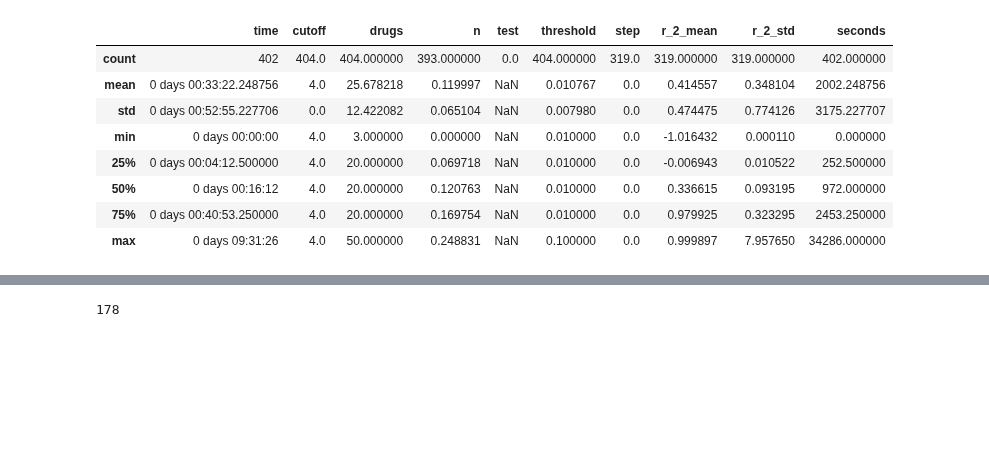
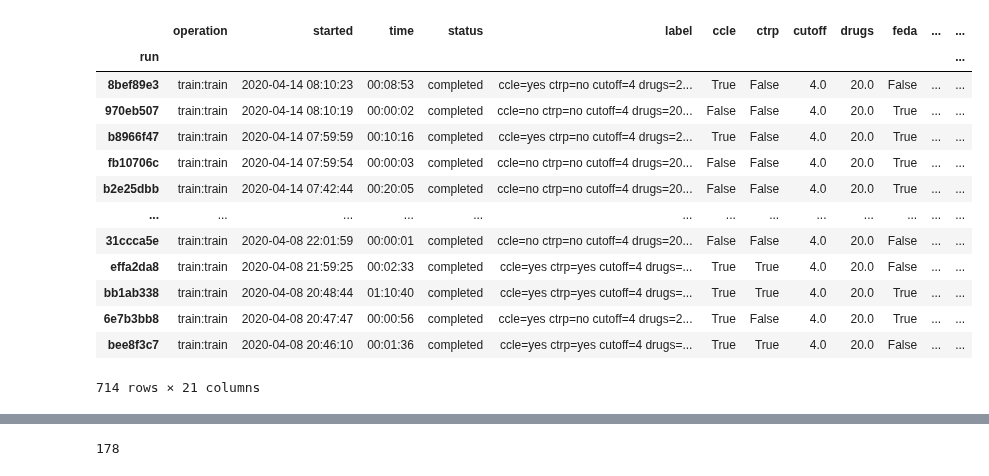
Before and after one commit to lucas-ubm/phc-data-pipeline, a Jupyter notebook: Ranalysis.ipynb, the cells around one changed output, grey strips where cells are left out. Saved outputs shown, nothing was run; the diff lists cells and outputs as text; code cells hidden in the pictures; blank space fills up the shorter version.

```diff
--- a/Ranalysis.ipynb
+++ b/Ranalysis.ipynb
@@ -98,17 +13,22 @@ data['time'] = pd.to_timedelta(data['time'])
 # %%
 data['seconds'] = data['time'].apply(lambda x:x.seconds)
 # %%
-data.describe()
+data
 # %% [output]
-|  | time | cutoff | drugs | n | test | threshold | step | r_2_mean | r_2_std | seconds |
-| count | 402 | 404.0 | 404.000000 | 393.000000 | 0.0 | 404.000000 | 319.0 | 319.000000 | 319.000000 | 402.000000 |
-| mean | 0 days 00:33:22.248756 | 4.0 | 25.678218 | 0.119997 | NaN | 0.010767 | 0.0 | 0.414557 | 0.348104 | 2002.248756 |
-| std | 0 days 00:52:55.227706 | 0.0 | 12.422082 | 0.065104 | NaN | 0.007980 | 0.0 | 0.474475 | 0.774126 | 3175.227707 |
-| min | 0 days 00:00:00 | 4.0 | 3.000000 | 0.000000 | NaN | 0.010000 | 0.0 | -1.016432 | 0.000110 | 0.000000 |
-| 25% | 0 days 00:04:12.500000 | 4.0 | 20.000000 | 0.069718 | NaN | 0.010000 | 0.0 | -0.006943 | 0.010522 | 252.500000 |
-| 50% | 0 days 00:16:12 | 4.0 | 20.000000 | 0.120763 | NaN | 0.010000 | 0.0 | 0.336615 | 0.093195 | 972.000000 |
-| 75% | 0 days 00:40:53.250000 | 4.0 | 20.000000 | 0.169754 | NaN | 0.010000 | 0.0 | 0.979925 | 0.323295 | 2453.250000 |
-| max | 0 days 09:31:26 | 4.0 | 50.000000 | 0.248831 | NaN | 0.100000 | 0.0 | 0.999897 | 7.957650 | 34286.000000 |
+|  | operation | started | time | status | label | ccle | ctrp | cutoff | drugs | feda | ... | ... |
+| run |  |  |  |  |  |  |  |  |  |  |  | ... |
+| 8bef89e3 | train:train | 2020-04-14 08:10:23 | 00:08:53 | completed | ccle=yes ctrp=no cutoff=4 drugs=2... | True | False | 4.0 | 20.0 | False | ... | ... |
+| 970eb507 | train:train | 2020-04-14 08:10:19 | 00:00:02 | completed | ccle=no ctrp=no cutoff=4 drugs=20... | False | False | 4.0 | 20.0 | True | ... | ... |
+| b8966f47 | train:train | 2020-04-14 07:59:59 | 00:10:16 | completed | ccle=yes ctrp=no cutoff=4 drugs=2... | True | False | 4.0 | 20.0 | True | ... | ... |
+| fb10706c | train:train | 2020-04-14 07:59:54 | 00:00:03 | completed | ccle=no ctrp=no cutoff=4 drugs=20... | False | False | 4.0 | 20.0 | True | ... | ... |
+| b2e25dbb | train:train | 2020-04-14 07:42:44 | 00:20:05 | completed | ccle=no ctrp=no cutoff=4 drugs=20... | False | False | 4.0 | 20.0 | True | ... | ... |
+| ... | ... | ... | ... | ... | ... | ... | ... | ... | ... | ... | ... | ... |
+| 31ccca5e | train:train | 2020-04-08 22:01:59 | 00:00:01 | completed | ccle=no ctrp=no cutoff=4 drugs=20... | False | False | 4.0 | 20.0 | False | ... | ... |
+| effa2da8 | train:train | 2020-04-08 21:59:25 | 00:02:33 | completed | ccle=yes ctrp=yes cutoff=4 drugs=... | True | True | 4.0 | 20.0 | False | ... | ... |
+| bb1ab338 | train:train | 2020-04-08 20:48:44 | 01:10:40 | completed | ccle=yes ctrp=yes cutoff=4 drugs=... | True | True | 4.0 | 20.0 | True | ... | ... |
+| 6e7b3bb8 | train:train | 2020-04-08 20:47:47 | 00:00:56 | completed | ccle=yes ctrp=no cutoff=4 drugs=2... | True | False | 4.0 | 20.0 | True | ... | ... |
+| bee8f3c7 | train:train | 2020-04-08 20:46:10 | 00:01:36 | completed | ccle=yes ctrp=yes cutoff=4 drugs=... | True | True | 4.0 | 20.0 | False | ... | ... |
+714 rows × 21 columns
 # %%
 data.groupby('model').mean()
 # %% [output]
```
Also changed, not shown: parts of 20 cells of this notebook.
